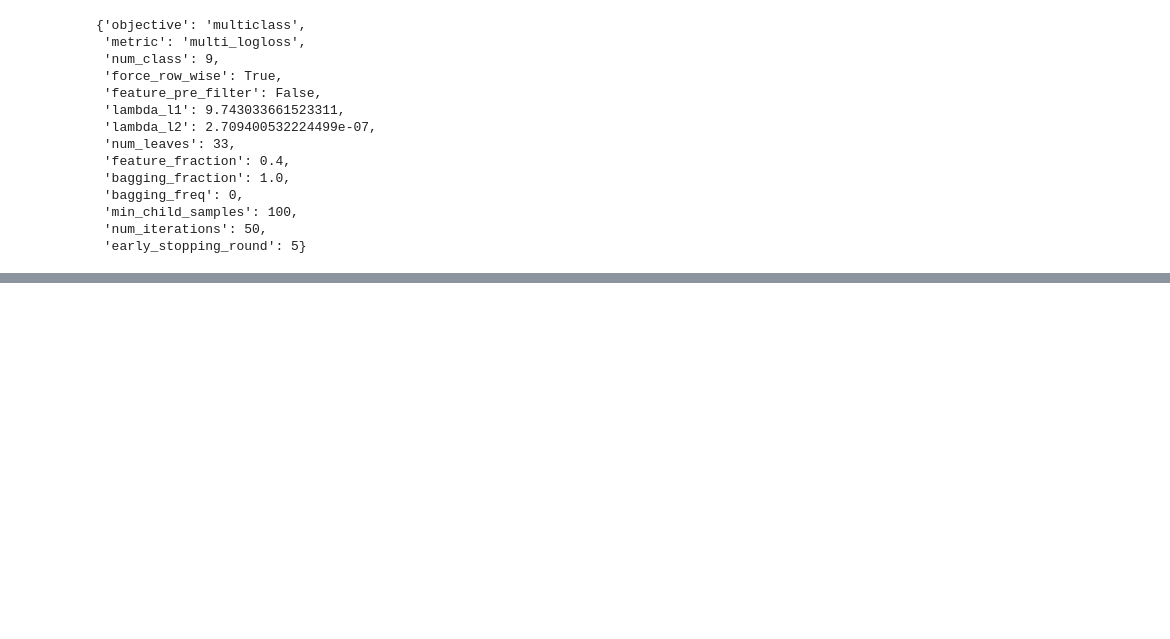
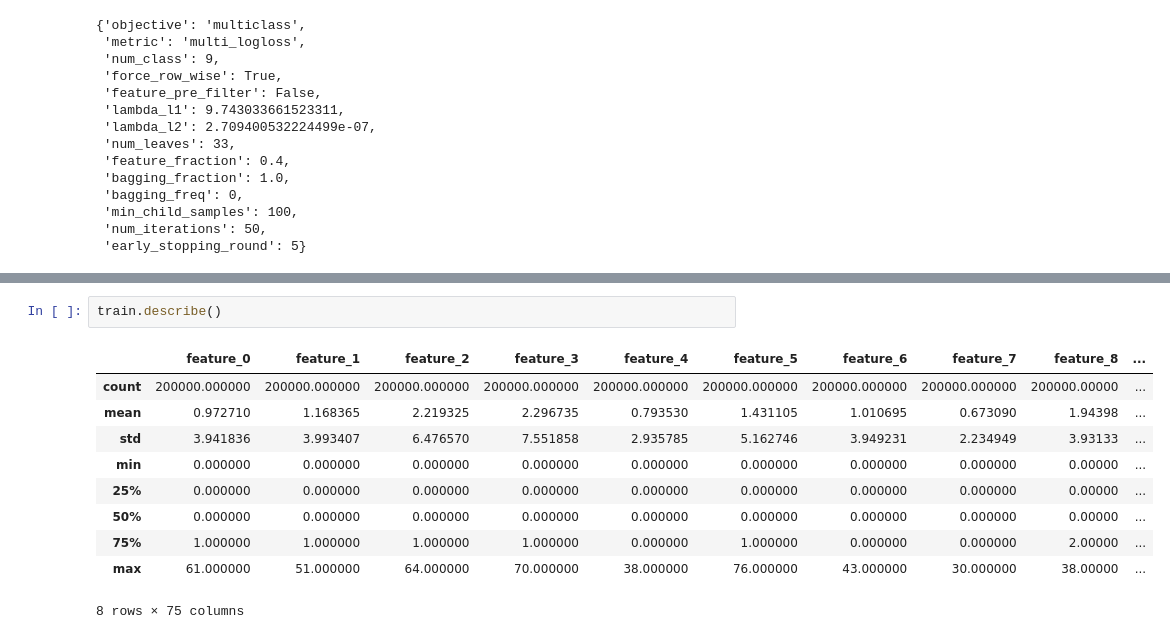
Before and after one commit to ubi-kaggler/Tabular_2021_Jun, a Jupyter notebook: yama/Untitled.ipynb, the cells around one changed output, grey strips where cells are left out. Drawn from its saved outputs; the diff is of its cells as text; blank space fills up the shorter version.

```diff
--- a/yama/Untitled.ipynb
+++ b/yama/Untitled.ipynb
@@ -151,0 +265,13 @@ csv output
+# %%
+train.describe()
+# %% [output]
+|  | feature_0 | feature_1 | feature_2 | feature_3 | feature_4 | feature_5 | feature_6 | feature_7 | feature_8 | ... |
+| count | 200000.000000 | 200000.000000 | 200000.000000 | 200000.000000 | 200000.000000 | 200000.000000 | 200000.000000 | 200000.000000 | 200000.00000 | ... |
+| mean | 0.972710 | 1.168365 | 2.219325 | 2.296735 | 0.793530 | 1.431105 | 1.010695 | 0.673090 | 1.94398 | ... |
+| std | 3.941836 | 3.993407 | 6.476570 | 7.551858 | 2.935785 | 5.162746 | 3.949231 | 2.234949 | 3.93133 | ... |
+| min | 0.000000 | 0.000000 | 0.000000 | 0.000000 | 0.000000 | 0.000000 | 0.000000 | 0.000000 | 0.00000 | ... |
+| 25% | 0.000000 | 0.000000 | 0.000000 | 0.000000 | 0.000000 | 0.000000 | 0.000000 | 0.000000 | 0.00000 | ... |
+| 50% | 0.000000 | 0.000000 | 0.000000 | 0.000000 | 0.000000 | 0.000000 | 0.000000 | 0.000000 | 0.00000 | ... |
+| 75% | 1.000000 | 1.000000 | 1.000000 | 1.000000 | 0.000000 | 1.000000 | 0.000000 | 0.000000 | 2.00000 | ... |
+| max | 61.000000 | 51.000000 | 64.000000 | 70.000000 | 38.000000 | 76.000000 | 43.000000 | 30.000000 | 38.00000 | ... |
+8 rows × 75 columns
```
Also changed, not shown: parts of 19 cells of this notebook, 1 other file.
